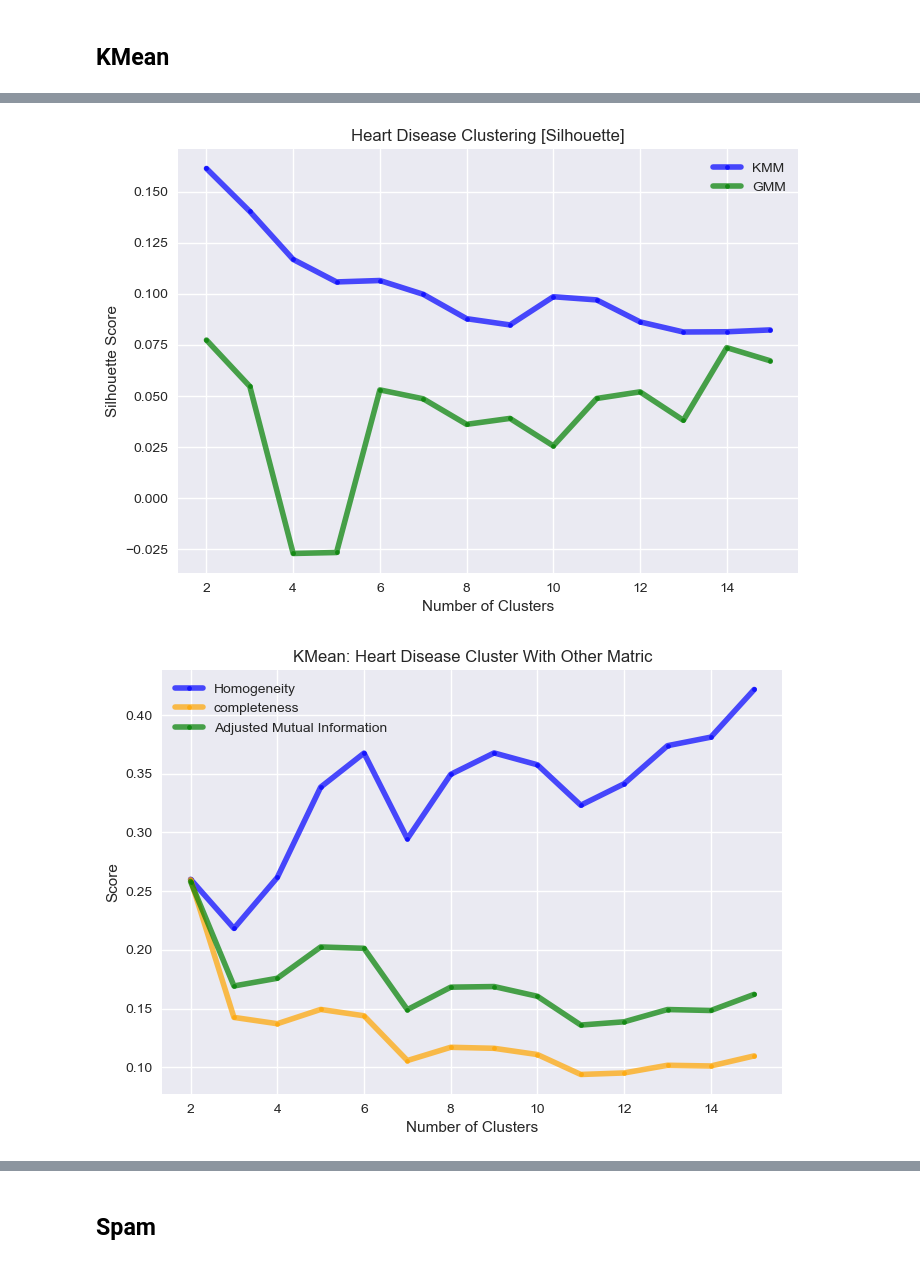
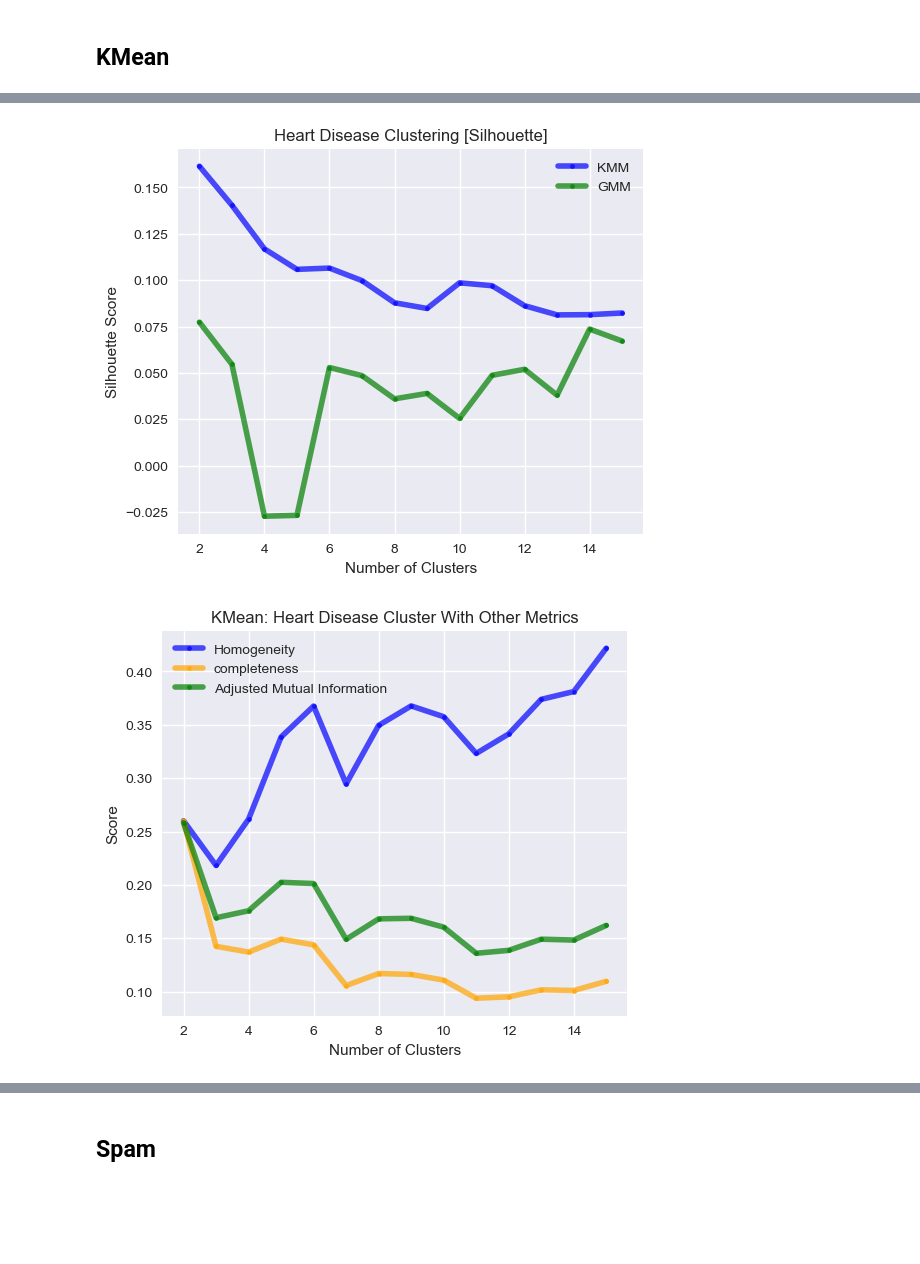
Before and after one commit to Alijafr/ML, a Jupyter notebook: assignment 3/code/Clustering.ipynb, the cells around one changed output, grey strips where cells are left out. Cells and saved outputs as stored; diff of their text form; code cells hidden in the pictures; blank space fills up the shorter version.

```diff
--- a/assignment 3/code/Clustering.ipynb
+++ b/assignment 3/code/Clustering.ipynb
@@ -127,3 +127,19 @@ silhouette_score?
 #     visualizer.show() #use to only show
 # #     visualizer.show(outpath=save_folder+"Mnist_elbow_{}.png".format(i))
 # #     plt.close()
+# %%
+
+clusters = np.arange(1,16)
+
+sse_kmm = np.zeros((len(clusters),1))
+bic_gmm = np.zeros((len(clusters),1))
+
+
+for i,c in tqdm(enumerate(clusters)):
+    km = KMeans(n_clusters=c,random_state=42).fit(x)
+    gmm = GaussianMixture(n_components=c,random_state=42).fit(x)
+
+    kmm_y = km.predict(x)
+    gmm_y = gmm.predict(x)
+    sse_kmm[i] = km.score(x)
+    bic_gmm[i] = gmm.score(x)
@@ -168,27 +208,29 @@ for i,c in tqdm(enumerate(clusters)):
     silho_kmm[i] = silhouette_score(x,kmm_y)
     silho_gmm[i] = silhouette_score(x,gmm_y)
 # %%
+plt.figure(figsize=(6,5))
 plt.plot(clusters,silho_kmm,marker='.', color='blue', linewidth=4, alpha=0.7,label='KMM')
 plt.plot(clusters,silho_gmm,marker='.', color='green', linewidth=4, alpha=0.7,label='GMM')
 # plt.plot(clusters,adjust_mut_info,marker='.', color='green', linewidth=4, alpha=0.7,label='Adjusted Mutual Information')
 
 plt.title("Heart Disease Clustering [Silhouette]")
 plt.legend(loc='best')
 plt.xlabel("Number of Clusters")
 plt.ylabel("Silhouette Score")
 plt.savefig(save_folder+"heart_silhouette.pdf")
 # %% [output]
-[figure, old version]
+[figure, new version]
 # %%
+plt.figure(figsize=(6,5))
 plt.plot(clusters,homo_kmm,marker='.', color='blue', linewidth=4, alpha=0.7,label='Homogeneity')
 plt.plot(clusters,comp_kmm,marker='.', color='orange', linewidth=4, alpha=0.7,label='completeness')
 plt.plot(clusters,adjust_mut_info_kmm,marker='.', color='green', linewidth=4, alpha=0.7,label='Adjusted Mutual Information')
 
-plt.title("KMean: Heart Disease Cluster With Other Matric")
+plt.title("KMean: Heart Disease Cluster With Other Metrics")
 plt.legend(loc='best')
 plt.xlabel("Number of Clusters")
 plt.ylabel("Score")
-plt.savefig(save_folder+"KMM_Heart_other_matrice.pdf")
+plt.savefig(save_folder+"KMM_Heart_other_metrics.pdf")
 # %% [output]
-[figure, old version]
+[figure, new version]
 # %%
```
Also changed, not shown: parts of 7 cells of this notebook, 24 other files.
